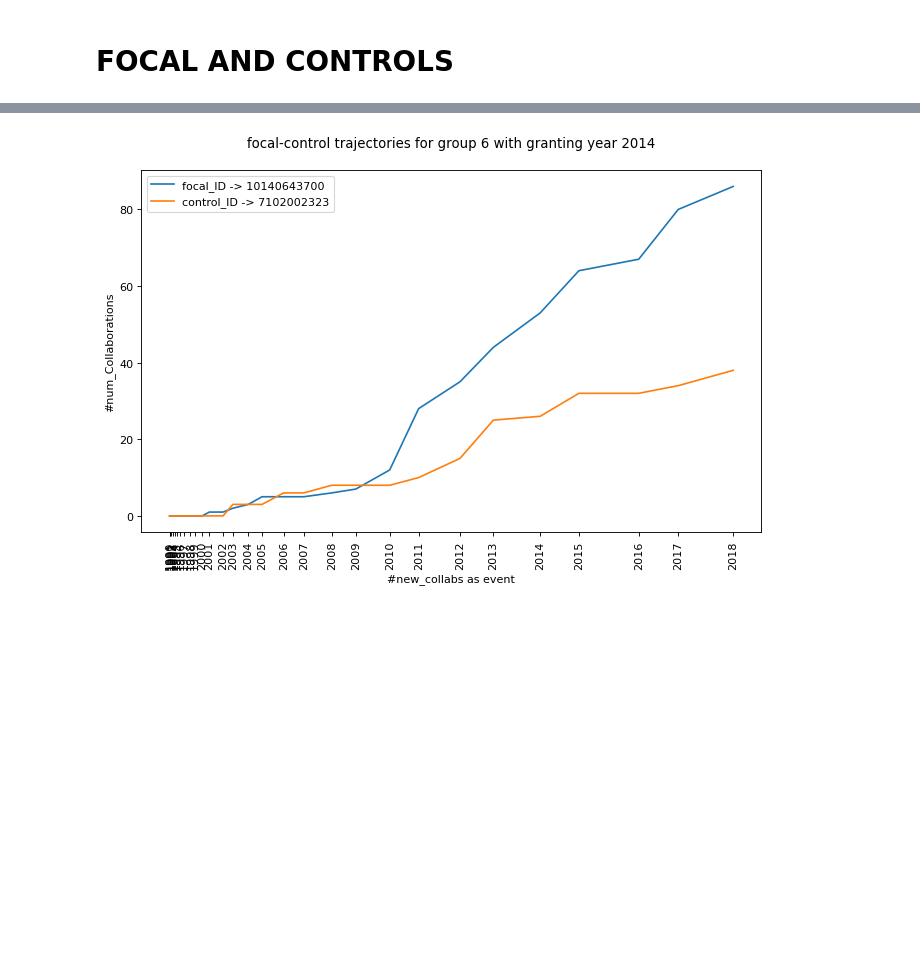
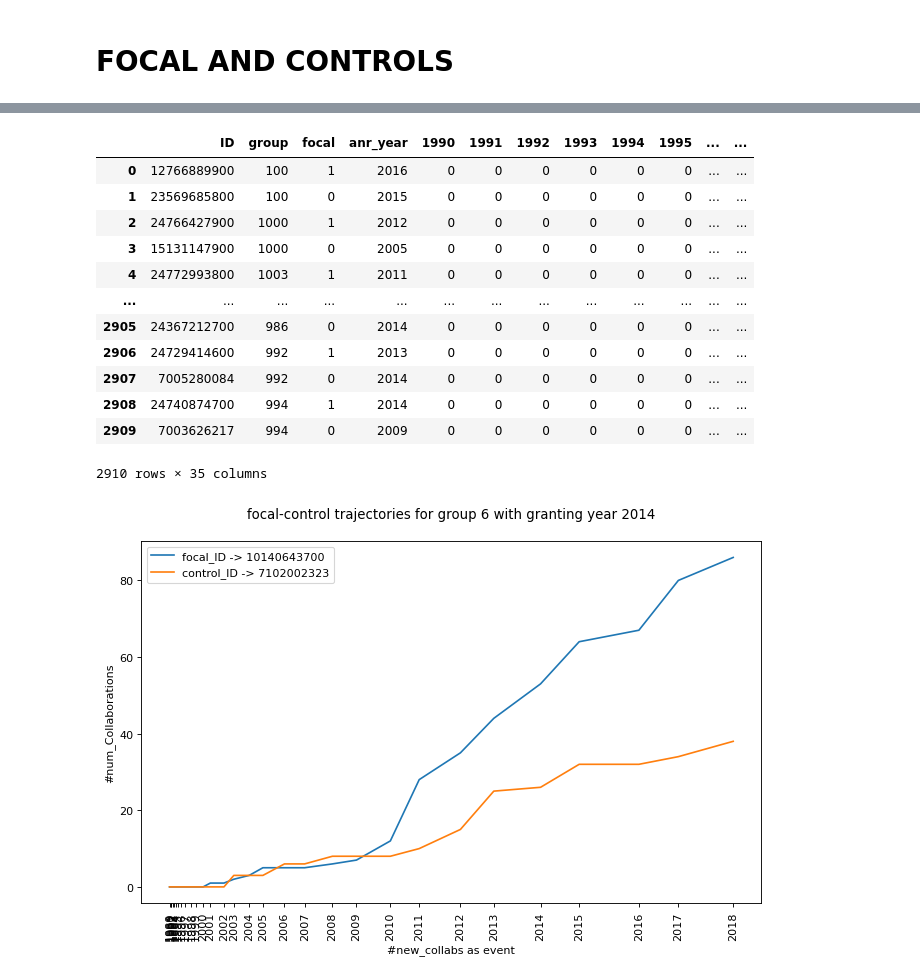
Before and after one commit to LeonardoSer/INRIA_Internship, a Jupyter notebook: 00-example_file.ipynb, the cells around one changed output, grey strips where cells are left out. Cells and saved outputs as stored; diff of their text form; code cells hidden in the pictures; blank space fills up the shorter version.

```diff
--- a/00-example_file.ipynb
+++ b/00-example_file.ipynb
@@ -95,19 +103,25 @@ y [1, 0.691207075962539, 0.8743496357960457, 1.0796045785639958, 1.3207596253902
 # %%
 from myLibraries.queries import *
 from myLibraries.events import *
 import matplotlib.pyplot as plt
 
 # function for granting data (focal_controls)
 focal_control = get_all_granting_data() # get all data about focal and controls with the respective collaboration data
 granted = get_granted() # get just the granted data
 not_granted = get_not_granted() #get just the not granted data
 
-# given the group ID return the associated focal and control IDs, trajectories and granting YEAR
-group_id = 6
-focal_ID, control_ID, y_focal, y_control, grant_year = get_focal_control_traj_byGroup(group_id)
-
-# Average granted/not_granted trajectories by start year
-EVENTS = get_collabs_event()
-start_y = "1998"
-focal_x, focal_avg = get_focals_avg_trajectories(EVENTS, start_y)
-control_x, control_avg = get_controls_avg_trajectories(EVENTS, start_y)
+focal_control
+# %% [output]
+|  | ID | group | focal | anr_year | 1990 | 1991 | 1992 | 1993 | 1994 | 1995 | ... | ... |
+| 0 | 12766889900 | 100 | 1 | 2016 | 0 | 0 | 0 | 0 | 0 | 0 | ... | ... |
+| 1 | 23569685800 | 100 | 0 | 2015 | 0 | 0 | 0 | 0 | 0 | 0 | ... | ... |
+| 2 | 24766427900 | 1000 | 1 | 2012 | 0 | 0 | 0 | 0 | 0 | 0 | ... | ... |
+| 3 | 15131147900 | 1000 | 0 | 2005 | 0 | 0 | 0 | 0 | 0 | 0 | ... | ... |
+| 4 | 24772993800 | 1003 | 1 | 2011 | 0 | 0 | 0 | 0 | 0 | 0 | ... | ... |
+| ... | ... | ... | ... | ... | ... | ... | ... | ... | ... | ... | ... | ... |
+| 2905 | 24367212700 | 986 | 0 | 2014 | 0 | 0 | 0 | 0 | 0 | 0 | ... | ... |
+| 2906 | 24729414600 | 992 | 1 | 2013 | 0 | 0 | 0 | 0 | 0 | 0 | ... | ... |
+| 2907 | 7005280084 | 992 | 0 | 2014 | 0 | 0 | 0 | 0 | 0 | 0 | ... | ... |
+| 2908 | 24740874700 | 994 | 1 | 2014 | 0 | 0 | 0 | 0 | 0 | 0 | ... | ... |
+| 2909 | 7003626217 | 994 | 0 | 2009 | 0 | 0 | 0 | 0 | 0 | 0 | ... | ... |
+2910 rows × 35 columns
```
Also changed, not shown: parts of 4 cells of this notebook, 12 other files.
